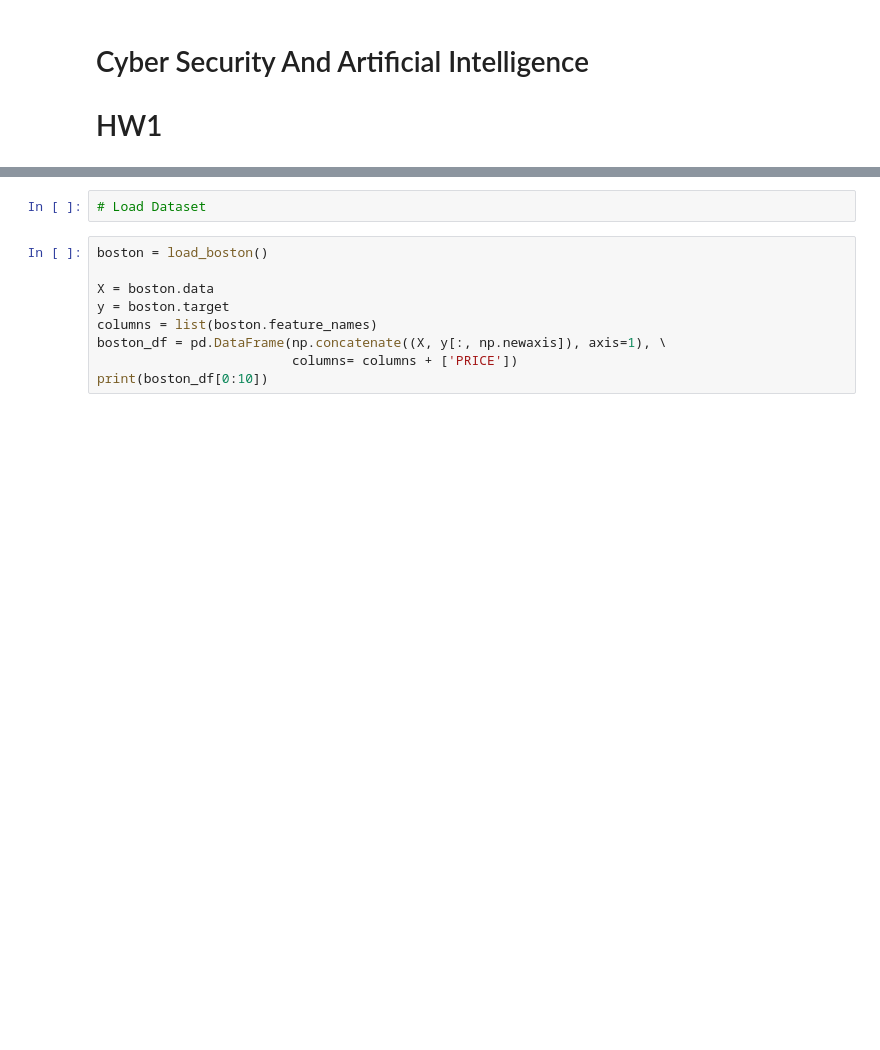
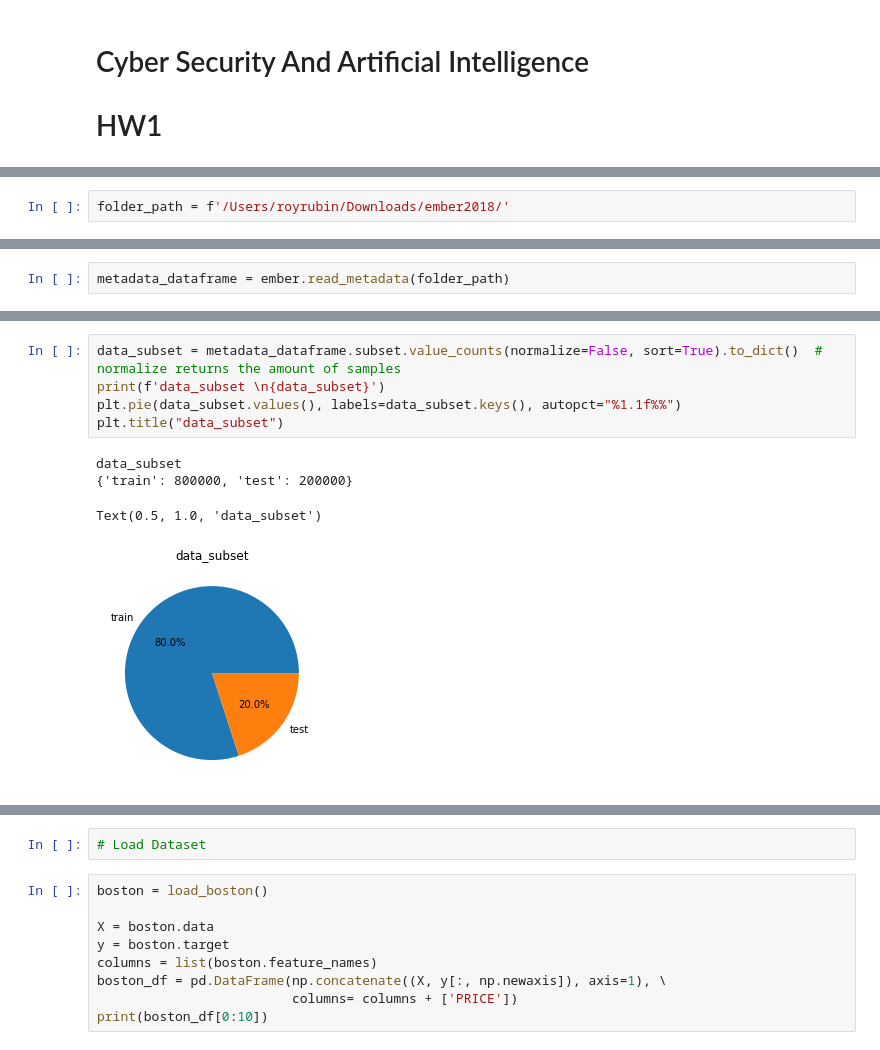
Before and after one commit to RoyR-IDC/CyberSecurityAndArtificialIntelligence, a Jupyter notebook: HW1/CyberHW1.ipynb, the cells around one changed output, grey strips where cells are left out. Cells and saved outputs as stored; diff of their text form; blank space fills up the shorter version.

```diff
--- a/HW1/CyberHW1.ipynb
+++ b/HW1/CyberHW1.ipynb
@@ -22,0 +54,2 @@ from matplotlib.gridspec import GridSpec
+# %%
+folder_path = f'/Users/royrubin/Downloads/ember2018/'
@@ -22,0 +72,2 @@ from matplotlib.gridspec import GridSpec
+# %%
+metadata_dataframe = ember.read_metadata(folder_path)
@@ -22,0 +85,10 @@ from matplotlib.gridspec import GridSpec
+# %%
+data_subset = metadata_dataframe.subset.value_counts(normalize=False, sort=True).to_dict()  # normalize returns the amount of samples
+print(f'data_subset \n{data_subset}')
+plt.pie(data_subset.values(), labels=data_subset.keys(), autopct="%1.1f%%")
+plt.title("data_subset")
+# %% [output]
+data_subset
+{'train': 800000, 'test': 200000}
+Text(0.5, 1.0, 'data_subset')
+[figure, added]
```
Also changed, not shown: parts of 44 cells of this notebook.
